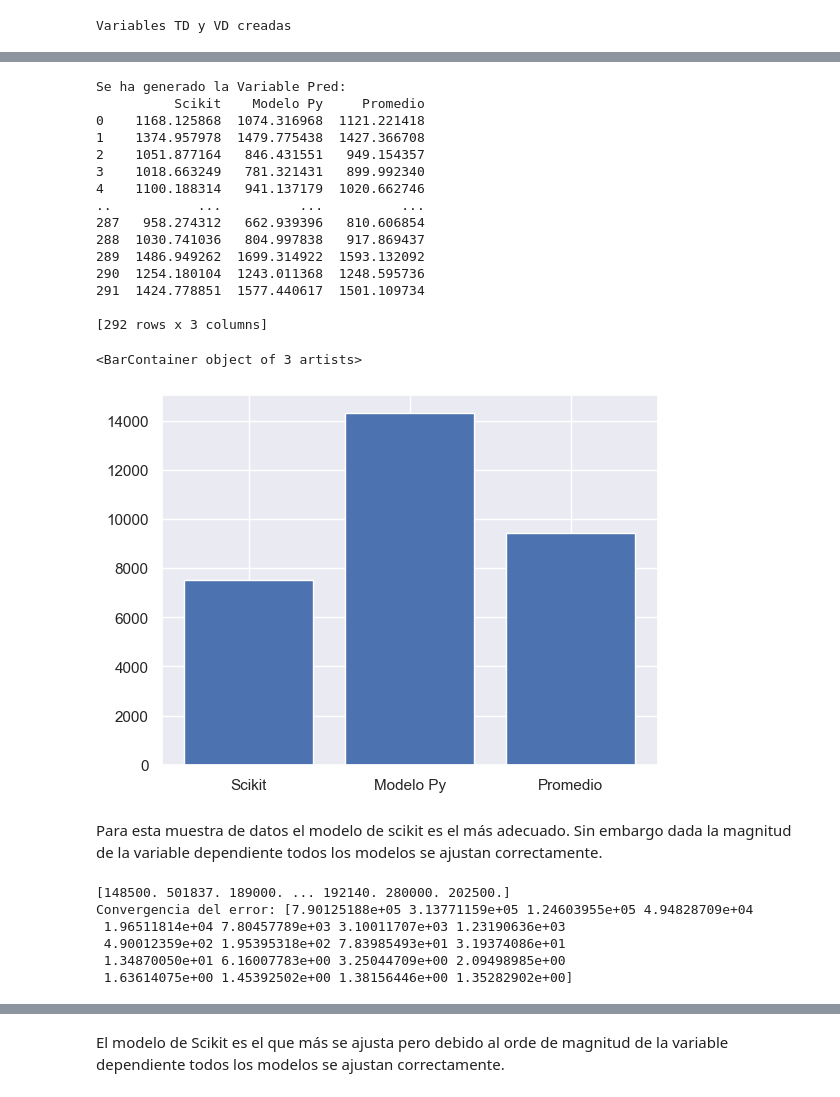
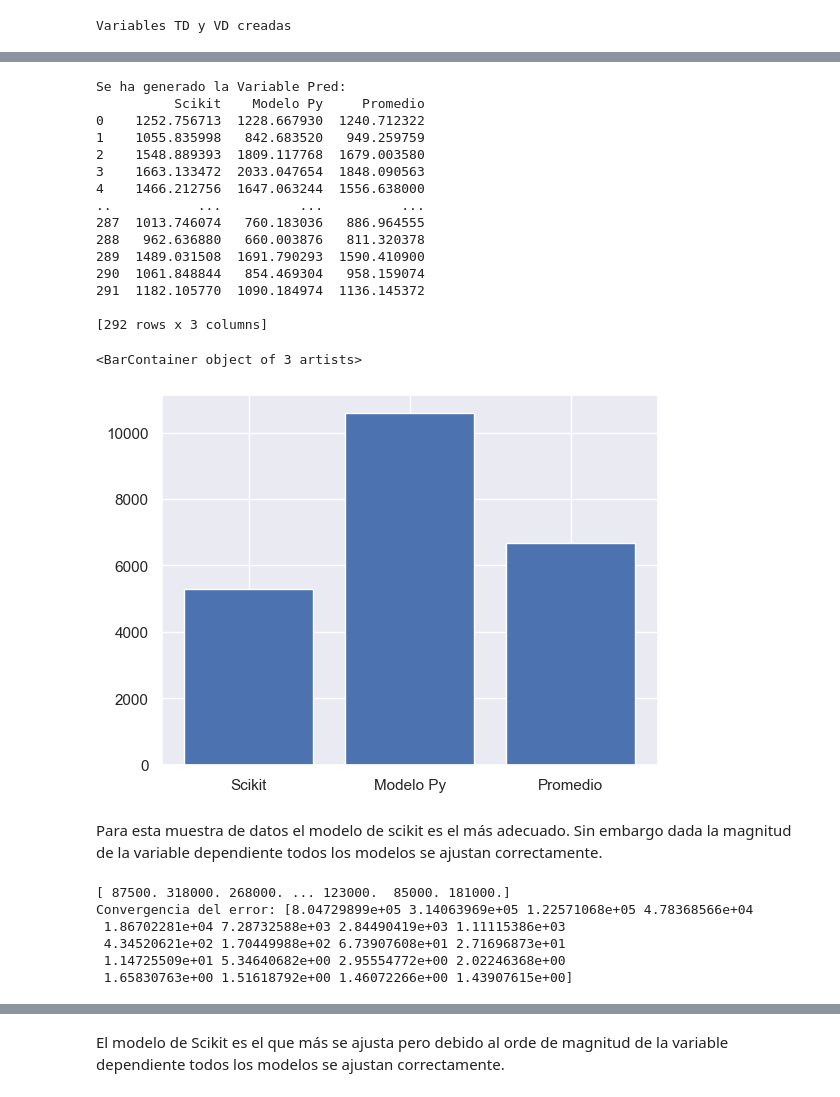
Before and after one commit to PoldanaGt/Proyecto, a Jupyter notebook: Proyecto1.ipynb, the cells around one changed output, grey strips where cells are left out. Saved outputs shown, nothing was run; the diff lists cells and outputs as text; code cells hidden in the pictures.

```diff
--- a/Proyecto1.ipynb
+++ b/Proyecto1.ipynb
@@ -281,48 +281,48 @@ Modelo_lineal.Plot_Modelo(100)
 # %%
-Modelo_lineal.Reg(VD['a'])
+Modelo_lineal.Reg(VD['SalePrice'])
 # %% [output]
 Se ha generado la Variable Pred:
           Scikit    Modelo Py     Promedio
-0    1168.125868  1074.316968  1121.221418
-1    1374.957978  1479.775438  1427.366708
-2    1051.877164   846.431551   949.154357
-3    1018.663249   781.321431   899.992340
-4    1100.188314   941.137179  1020.662746
+0    1252.756713  1228.667930  1240.712322
+1    1055.835998   842.683520   949.259759
+2    1548.889393  1809.117768  1679.003580
+3    1663.133472  2033.047654  1848.090563
+4    1466.212756  1647.063244  1556.638000
 ..           ...          ...          ...
-287   958.274312   662.939396   810.606854
-288  1030.741036   804.997838   917.869437
-289  1486.949262  1699.314922  1593.132092
-290  1254.180104  1243.011368  1248.595736
-291  1424.778851  1577.440617  1501.109734
+287  1013.746074   760.183036   886.964555
+288   962.636880   660.003876   811.320378
+289  1489.031508  1691.790293  1590.410900
+290  1061.848844   854.469304   958.159074
+291  1182.105770  1090.184974  1136.145372
 
 [292 rows x 3 columns]
 # %%
 VD.reset_index(drop=True,inplace=True)
 n=VD.size
-Pred['Y']=VD['c']
+Pred['Y']=VD['1stFlrSF']
 DS=Pred['Scikit']-Pred['Y']
 DM=Pred['Modelo Py']-Pred['Y']
 DP=Pred['Promedio']-Pred['Y']
 ES=(1/(2*n))*np.sum(DS**2)
 EM=(1/(2*n))*np.sum(DM**2)
 EP=(1/(2*n))*np.sum(DP**2)
 Lbl=['Scikit','Modelo Py','Promedio']
 plt.bar(Lbl,[ES,EM,EP])
 # %% [output]
 <BarContainer object of 3 artists>
-[figure, old version]
+[figure, new version]
 # %% [markdown]
 Para esta muestra de datos el modelo de scikit es el más adecuado.
 Sin embargo dada la magnitud de la variable dependiente todos los modelos se ajustan correctamente.
 # %%
-Modelo_lineal.Training(TD['a'],TD['b'],200,10,0.000000000000001)
+Modelo_lineal.Training(TD['SalePrice'],TD['OverallQual'],200,10,0.000000000000001)
 # %% [output]
-[148500. 501837. 189000. ... 192140. 280000. 202500.]
-Convergencia del error: [7.90125188e+05 3.13771159e+05 1.24603955e+05 4.94828709e+04
- 1.96511814e+04 7.80457789e+03 3.10011707e+03 1.23190636e+03
- 4.90012359e+02 1.95395318e+02 7.83985493e+01 3.19374086e+01
- 1.34870050e+01 6.16007783e+00 3.25044709e+00 2.09498985e+00
- 1.63614075e+00 1.45392502e+00 1.38156446e+00 1.35282902e+00]
+[ 87500. 318000. 268000. ... 123000.  85000. 181000.]
+Convergencia del error: [8.04729899e+05 3.14063969e+05 1.22571068e+05 4.78368566e+04
+ 1.86702281e+04 7.28732588e+03 2.84490419e+03 1.11115386e+03
+ 4.34520621e+02 1.70449988e+02 6.73907608e+01 2.71696873e+01
+ 1.14725509e+01 5.34640682e+00 2.95554772e+00 2.02246368e+00
+ 1.65830763e+00 1.51618792e+00 1.46072266e+00 1.43907615e+00]
 # %%
 Modelo_lineal.Error_Plot()
 # %% [output]
```
Also changed, not shown: parts of 17 cells of this notebook.
